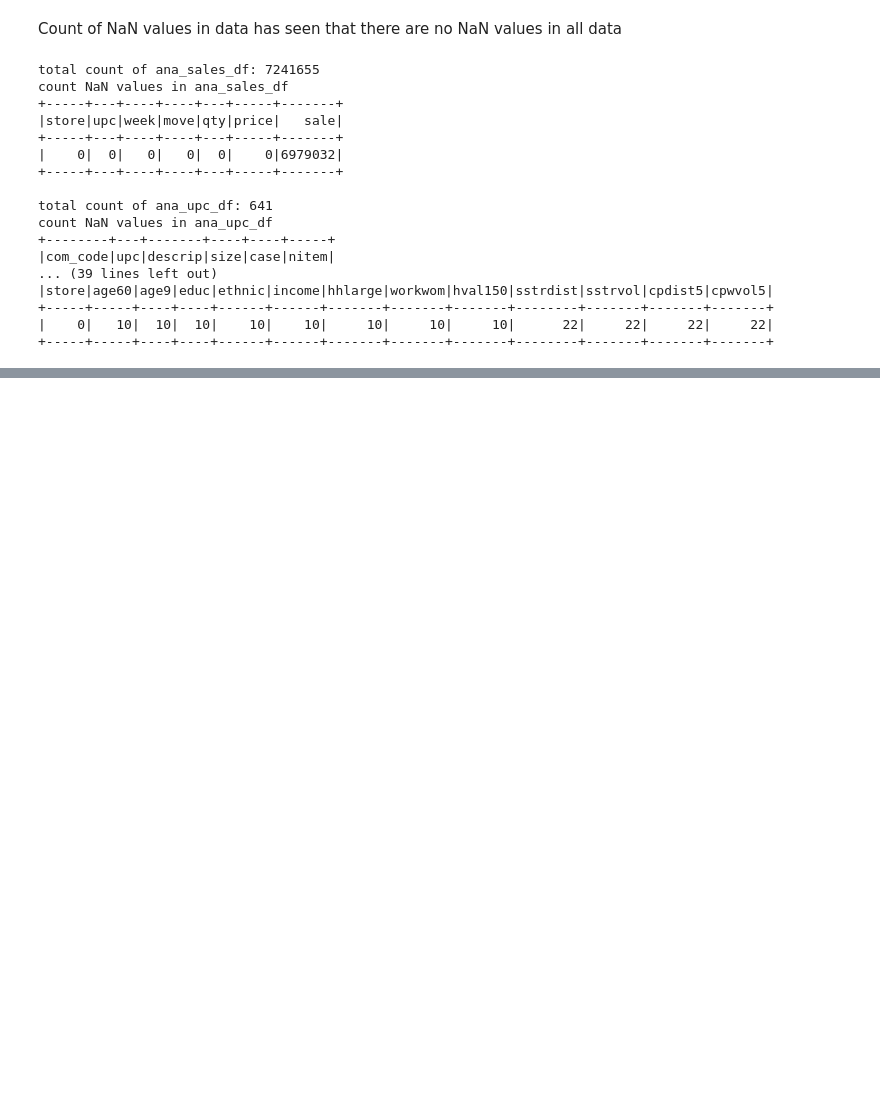
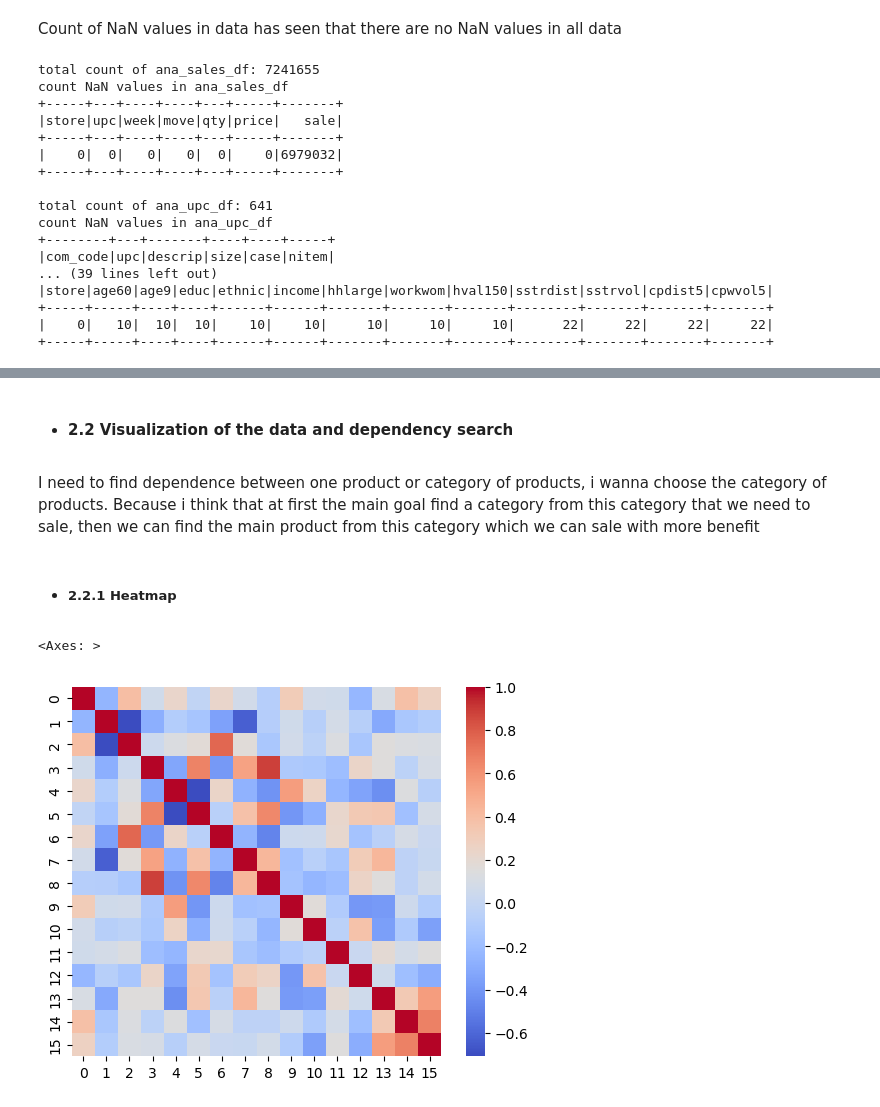
Before and after one commit to rezvai/DemandAnalysis_BCA, a Jupyter notebook: solution.ipynb, the cells around one changed output, grey strips where cells are left out. Cells and saved outputs as stored; diff of their text form; code cells hidden in the pictures; blank space fills up the shorter version.

Commit message:
feat: correlation analysis was ended, the y feature was added for further analysis and build models

```diff
--- a/solution.ipynb
+++ b/solution.ipynb
@@ -277,0 +306,4 @@ For the result we can see in upc and sales tables that it have null values only
+# %%
+demographic_df = demographic_df.dropna()
+
+demographic_df.show()
@@ -277,0 +343,9 @@ For the result we can see in upc and sales tables that it have null values only
+# %%
+beer_avg_price4merge = beer_sales_df.groupby('store').mean()[['store', 'avg(price)']].withColumnRenamed('avg(price)', 'mean_price_beer')
+
+cigs_avg_price4merge = cig_sales_df.groupby('store').mean()[['store', 'avg(price)']].withColumnRenamed('avg(price)', 'mean_price_cigs')
+cigs_avg_price4merge = cigs_avg_price4merge.join(beer_avg_price4merge, 'store')
+
+ana_avg_price4merge = ana_sales_df.groupby('store').mean()[['store', 'avg(price)']].withColumnRenamed('avg(price)', 'mean_price_ana')
+
+merged_avg_price_df = cigs_avg_price4merge.join(ana_avg_price4merge, 'store')
@@ -277,0 +384,7 @@ For the result we can see in upc and sales tables that it have null values only
+# %%
+demographic_avg_price_merged_df = demographic_df.join(merged_avg_price_df, 'store')
+demographic_sales_df = demographic_avg_price_merged_df.join(preferred_product_df, 'store')
+
+demographic_sales_df = demographic_sales_df.drop('store')
+
+demographic_sales_df.show()
@@ -277,0 +409,27 @@ For the result we can see in upc and sales tables that it have null values only
+# %% [markdown]
+* #### 2.2 Visualization of the data and dependency search
+# %% [markdown]
+I need to find dependence between one product or category of products, i wanna choose the category of products. Because i think that at first the main goal find a category from this category that we need to sale, then we can find the main product from this category which we can sale with more benefit
+# %% [markdown]
+* ##### 2.2.1 Heatmap
+# %%
+from pyspark.ml.stat import Correlation
+from pyspark.ml.feature import VectorAssembler
+import numpy as np
+
+vector_col = "corr_features"
+assembler = VectorAssembler(inputCols=demographic_sales_df.columns, outputCol=vector_col)
+demographic_sales_df_vector = assembler.transform(demographic_sales_df).select(vector_col)
+
+corr_matrix = Correlation.corr(demographic_sales_df_vector, vector_col)
+
+corr_matrix = corr_matrix.collect()[0][f'pearson({vector_col})'].values
+
+corr_matrix = np.reshape(corr_matrix, (-1, len(demographic_sales_df.columns)))
+# %%
+import seaborn as sns
+
+sns.heatmap(corr_matrix, cmap='coolwarm', square=True)
+# %% [output]
+<Axes: >
+[figure, added]
```
Also changed, not shown: parts of 21 cells of this notebook, 1 other file.
